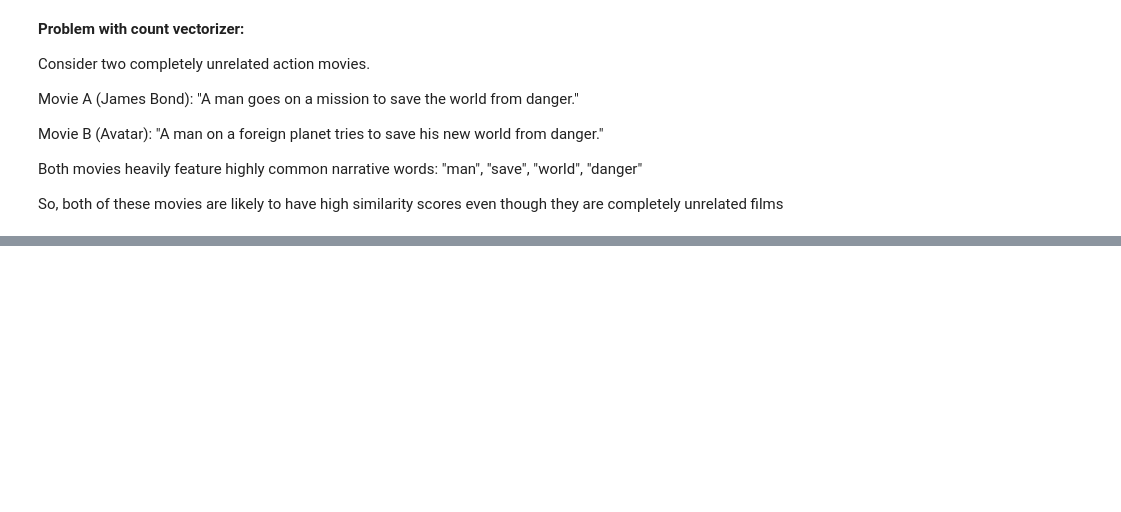
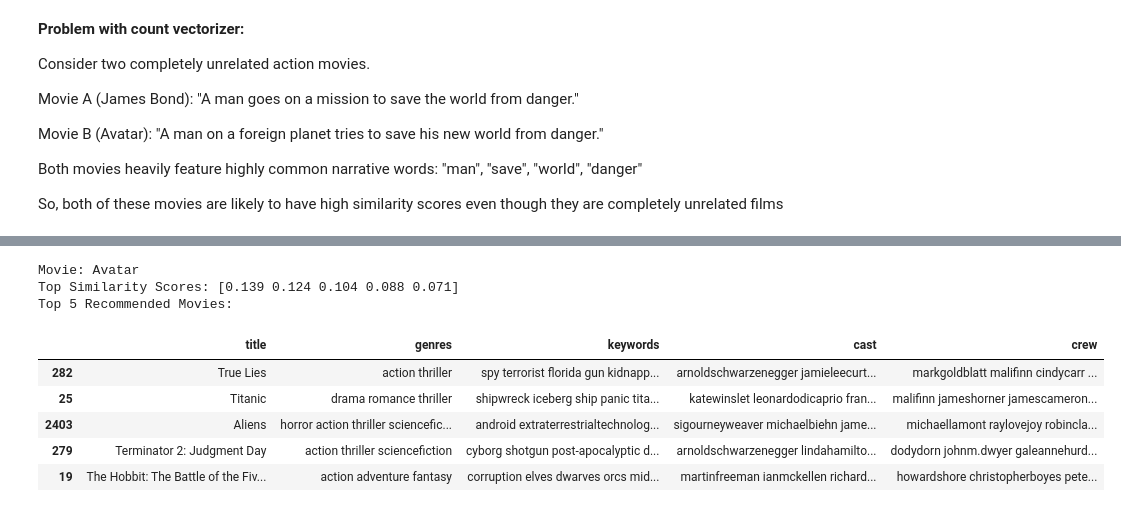
Before and after one commit to Moulicodes/movie-recommendation-system, a Jupyter notebook: movie_recommendation_system.ipynb, the cells around one changed output, grey strips where cells are left out. Cells and saved outputs as stored; diff of their text form; code cells hidden in the pictures; blank space fills up the shorter version.

Commit message:
Implemented a hybrid similarity score calculation using a combination of count and tf-idf vectorizers

```diff
--- a/movie_recommendation_system.ipynb
+++ b/movie_recommendation_system.ipynb
@@ -177,0 +186,5 @@ So, both of these movies are likely to have high similarity scores even though t
+# %%
+from nltk.stem.porter import PorterStemmer
+
+ps = PorterStemmer()
+df['tfidf_col'] = df['tfidf_col'].apply(lambda x: " ".join([ps.stem(word) for word in x.split()]))
@@ -177,0 +201,37 @@ So, both of these movies are likely to have high similarity scores even though t
+# %%
+count_vec = CountVectorizer(stop_words = 'english')
+count_mat = count_vec.fit_transform(df['cv_col'])
+
+tfidf_vec = TfidfVectorizer(stop_words = 'english')
+tfidf_mat = tfidf_vec.fit_transform(df['tfidf_col'])
+# %%
+from scipy.sparse import hstack
+
+combined_mat = hstack([count_mat, tfidf_mat])
+hybrid_sim = cosine_similarity(combined_mat, combined_mat).round(3)
+# %%
+def recommend_movies(movie_index, top_n=5):
+  print("Movie:", df.iloc[movie_index]['title'])
+
+
+  similarity_scores = hybrid_sim[movie_index]
+
+  # [::-1] reverses the array so the highest scores come first
+  # We dont start from 0 (i.e, [1:top_n+1]) because the highest score (1.0) is the movie itself!
+  sorted_indices = np.argsort(similarity_scores)[::-1][1:top_n+1]
+
+  print(f"Top Similarity Scores: {similarity_scores[sorted_indices]}")
+  print(f"Top {top_n} Recommended Movies:")
+  return df.iloc[sorted_indices][['title', 'genres', 'keywords', 'cast', 'crew']]
+# %%
+recommend_movies(0)
+# %% [output]
+Movie: Avatar
+Top Similarity Scores: [0.139 0.124 0.104 0.088 0.071]
+Top 5 Recommended Movies:
+|  | title | genres | keywords | cast | crew |
+| 282 | True Lies | action thriller | spy terrorist florida gun kidnapp... | arnoldschwarzenegger jamieleecurt... | markgoldblatt malifinn cindycarr ... |
+| 25 | Titanic | drama romance thriller | shipwreck iceberg ship panic tita... | katewinslet leonardodicaprio fran... | malifinn jameshorner jamescameron... |
+| 2403 | Aliens | horror action thriller sciencefic... | android extraterrestrialtechnolog... | sigourneyweaver michaelbiehn jame... | michaellamont raylovejoy robincla... |
+| 279 | Terminator 2: Judgment Day | action thriller sciencefiction | cyborg shotgun post-apocalyptic d... | arnoldschwarzenegger lindahamilto... | dodydorn johnm.dwyer galeannehurd... |
+| 19 | The Hobbit: The Battle of the Fiv... | action adventure fantasy | corruption elves dwarves orcs mid... | martinfreeman ianmckellen richard... | howardshore christopherboyes pete... |
```
Also changed, not shown: parts of 6 cells of this notebook.
